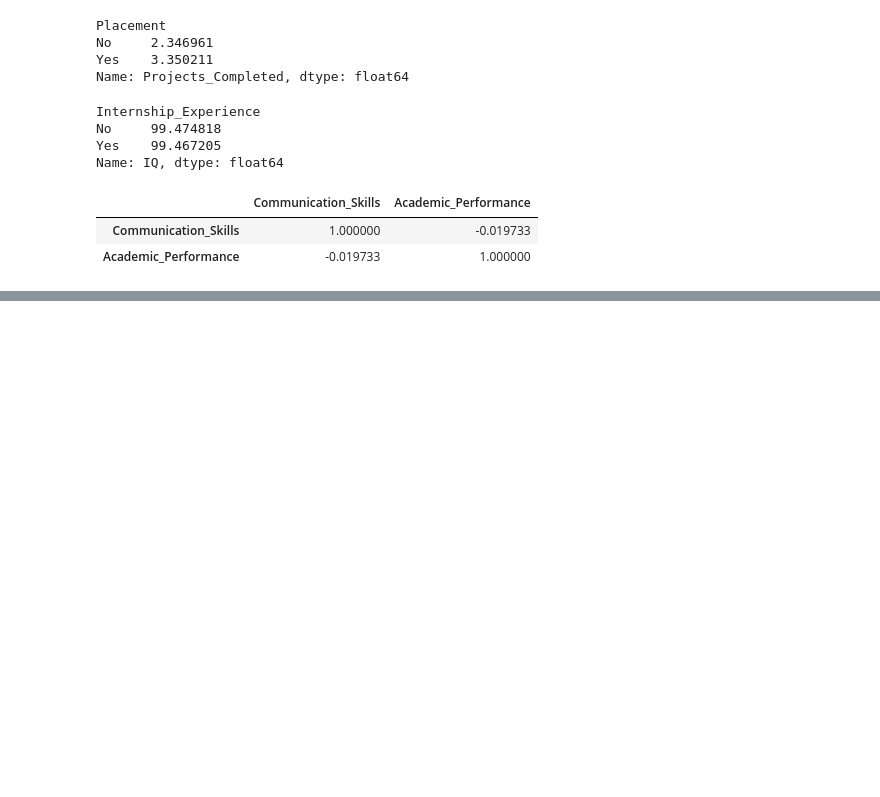
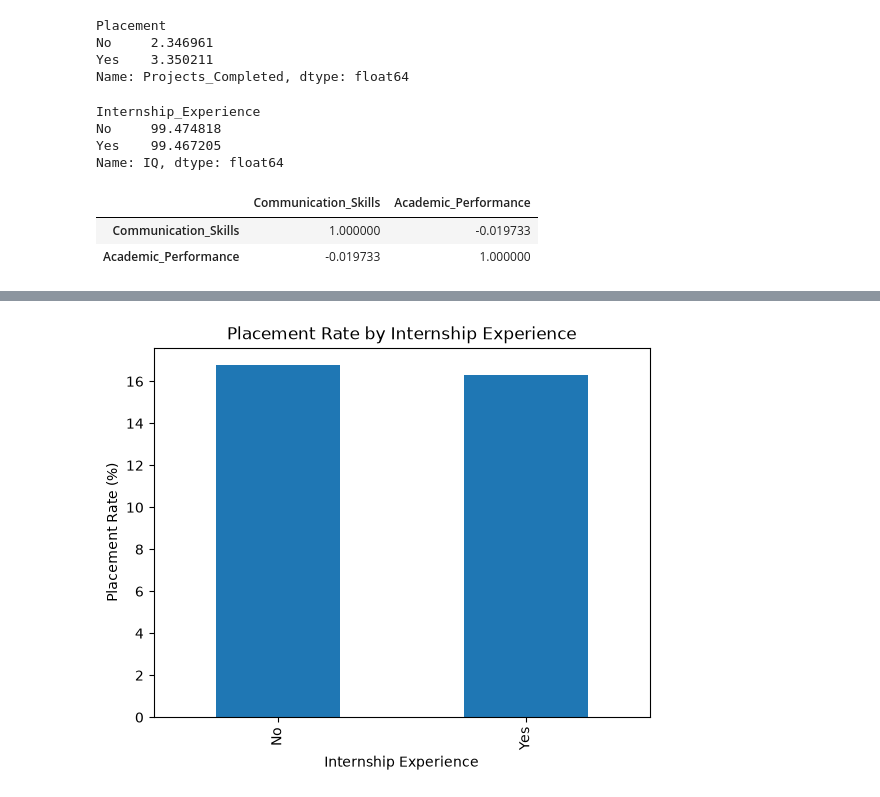
Before and after one commit to Shrexya/College-Placement-Data-Analysis, a Jupyter notebook: Notebook/placement_analysis.ipynb, the cells around one changed output, grey strips where cells are left out. Drawn from its saved outputs; the diff is of its cells as text; code cells hidden in the pictures; blank space fills up the shorter version.

```diff
--- a/Notebook/placement_analysis.ipynb
+++ b/Notebook/placement_analysis.ipynb
@@ -328,0 +359,15 @@ df[["Communication_Skills", "Academic_Performance"]].corr()
+# %%
+internship_placement = pd.crosstab(
+    df["Internship_Experience"],
+    df["Placement"],
+    normalize="index"
+) * 100
+
+internship_placement["Yes"].plot(kind="bar")
+
+plt.title("Placement Rate by Internship Experience")
+plt.xlabel("Internship Experience")
+plt.ylabel("Placement Rate (%)")
+plt.show()
+# %% [output]
+[figure, added]
```
Also changed, not shown: parts of 5 cells of this notebook, 1 other file.
